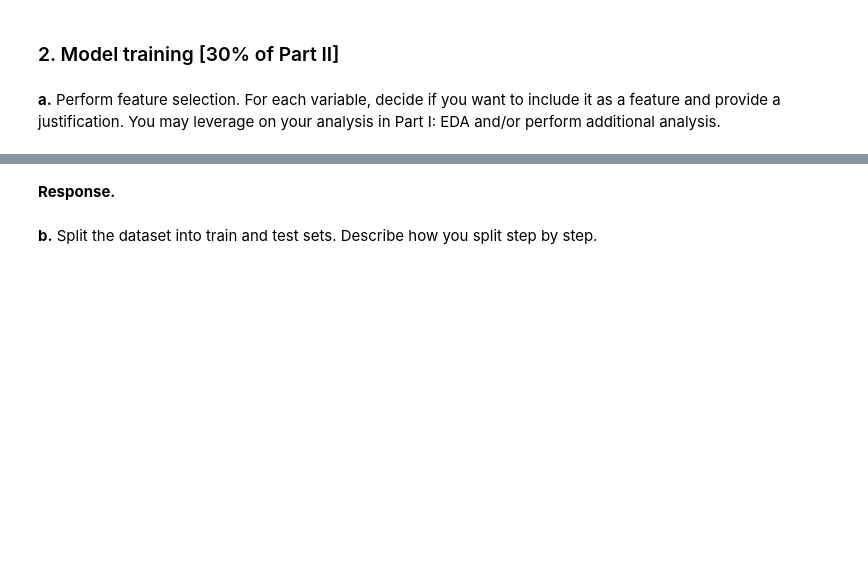
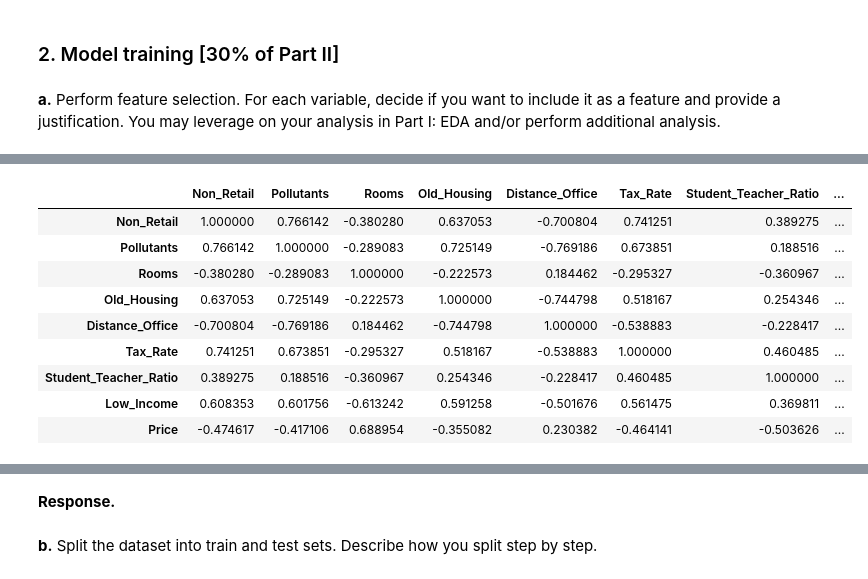
Before and after one commit to miniminhanh/CS105-project, a Jupyter notebook: CS105 Project Submission (Final) 2026.ipynb, the cells around one changed output, grey strips where cells are left out. Drawn from its saved outputs; the diff is of its cells as text; code cells hidden in the pictures; blank space fills up the shorter version.

```diff
--- a/CS105 Project Submission (Final) 2026.ipynb
+++ b/CS105 Project Submission (Final) 2026.ipynb
@@ -630,0 +663,16 @@ plt.show()
+# %%
+features_selected = ["Non_Retail","Pollutants","Rooms","Old_Housing","Distance_Office",\
+                     "Tax_Rate","Student_Teacher_Ratio","Low_Income",\
+                     "Price"]
+df[features_selected].corr()
+# %% [output]
+|  | Non_Retail | Pollutants | Rooms | Old_Housing | Distance_Office | Tax_Rate | Student_Teacher_Ratio | ... |
+| Non_Retail | 1.000000 | 0.766142 | -0.380280 | 0.637053 | -0.700804 | 0.741251 | 0.389275 | ... |
+| Pollutants | 0.766142 | 1.000000 | -0.289083 | 0.725149 | -0.769186 | 0.673851 | 0.188516 | ... |
+| Rooms | -0.380280 | -0.289083 | 1.000000 | -0.222573 | 0.184462 | -0.295327 | -0.360967 | ... |
+| Old_Housing | 0.637053 | 0.725149 | -0.222573 | 1.000000 | -0.744798 | 0.518167 | 0.254346 | ... |
+| Distance_Office | -0.700804 | -0.769186 | 0.184462 | -0.744798 | 1.000000 | -0.538883 | -0.228417 | ... |
+| Tax_Rate | 0.741251 | 0.673851 | -0.295327 | 0.518167 | -0.538883 | 1.000000 | 0.460485 | ... |
+| Student_Teacher_Ratio | 0.389275 | 0.188516 | -0.360967 | 0.254346 | -0.228417 | 0.460485 | 1.000000 | ... |
+| Low_Income | 0.608353 | 0.601756 | -0.613242 | 0.591258 | -0.501676 | 0.561475 | 0.369811 | ... |
+| Price | -0.474617 | -0.417106 | 0.688954 | -0.355082 | 0.230382 | -0.464141 | -0.503626 | ... |
```
Also changed, not shown: parts of 31 cells of this notebook.
